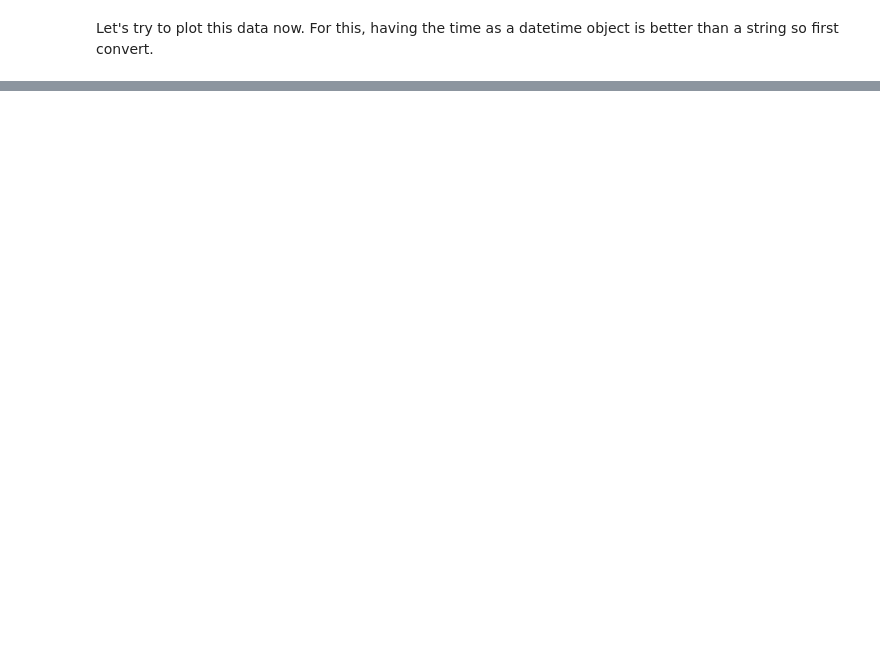
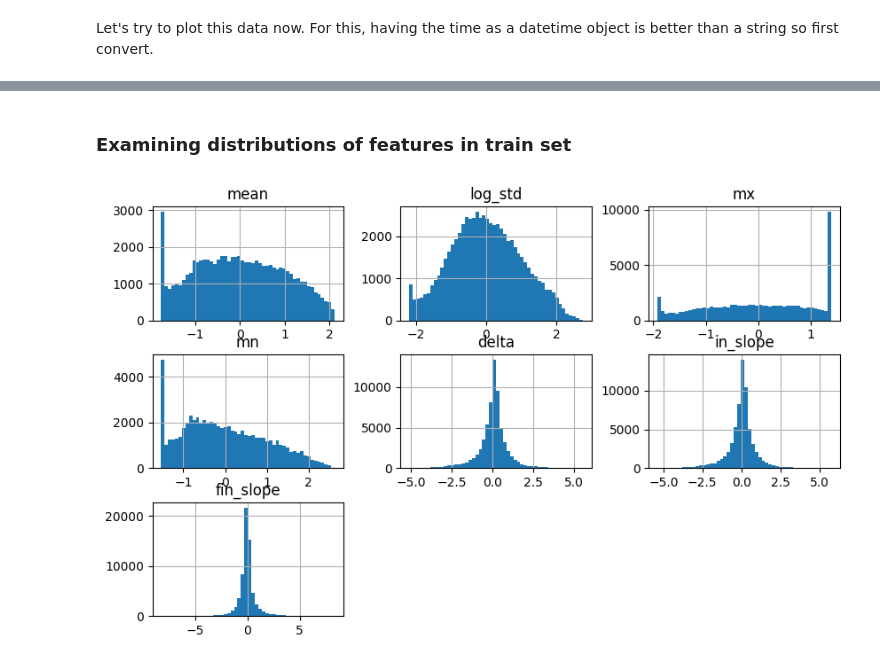
Before and after one commit to su-jai/player_forecasting, a Jupyter notebook: notebooks/data_engineering.ipynb, the cells around one changed output, grey strips where cells are left out. Cells and saved outputs as stored; diff of their text form; code cells hidden in the pictures; blank space fills up the shorter version.

```diff
--- a/notebooks/data_engineering.ipynb
+++ b/notebooks/data_engineering.ipynb
@@ -92,0 +373,38 @@ There are clear outliers where the playercount seems to be artificially low. It
+# %%
+def to_feature_2(series):
+    epsilon = 0.01
+    mean = series.mean()
+    std = np.log(series.std() + epsilon)
+    mx = series.max()
+    mn = series.min()
+    delta = series[-1] - series[0]
+    in_slope = (series[41] - series[0]) / 42.0
+    fin_slope = (series[55] - series[42]) / 14.0
+    return [mean, std, mx, mn, delta, in_slope, fin_slope]
+# %%
+new_train = []
+new_test = []
+
+for row in X_train:
+    new_train.append(to_feature_2(row))
+
+for row in X_test:
+    new_test.append(to_feature_2(row))
+
+Xp_train = np.array(new_train)
+Xp_test = np.array(new_test)
+# %% [markdown]
+### Examining distributions of features in train set
+# %%
+from sklearn.preprocessing import StandardScaler
+
+scaler = StandardScaler()
+Xp_train = scaler.fit_transform(Xp_train)
+# %%
+Xp_train_frame = pd.DataFrame(Xp_train, columns=['mean', 'log_std', 'mx', 'mn', 'delta', 'in_slope', 'fin_slope'])
+Xp_test_frame = pd.DataFrame(Xp_test, columns=['mean', 'log_std', 'mx', 'mn', 'delta', 'in_slope', 'fin_slope'])
+# %%
+Xp_train_frame.hist(figsize=(10,6), bins=50)
+plt.show()
+# %% [output]
+[figure, added]
```
Also changed, not shown: parts of 104 cells of this notebook, 2 other files.
